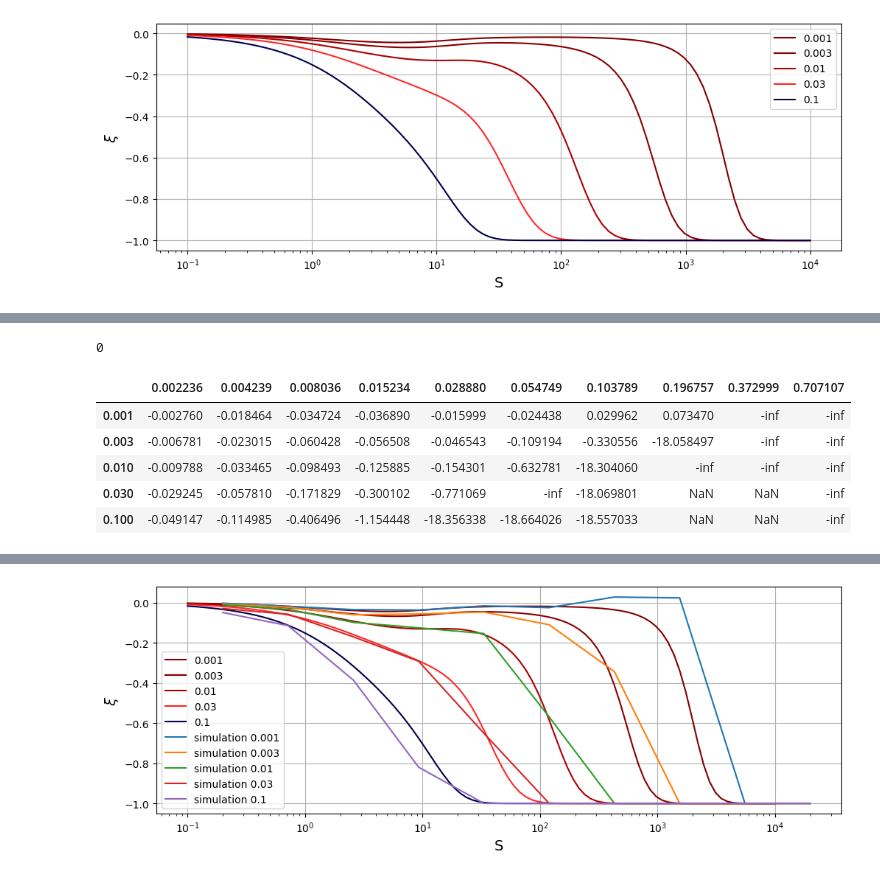
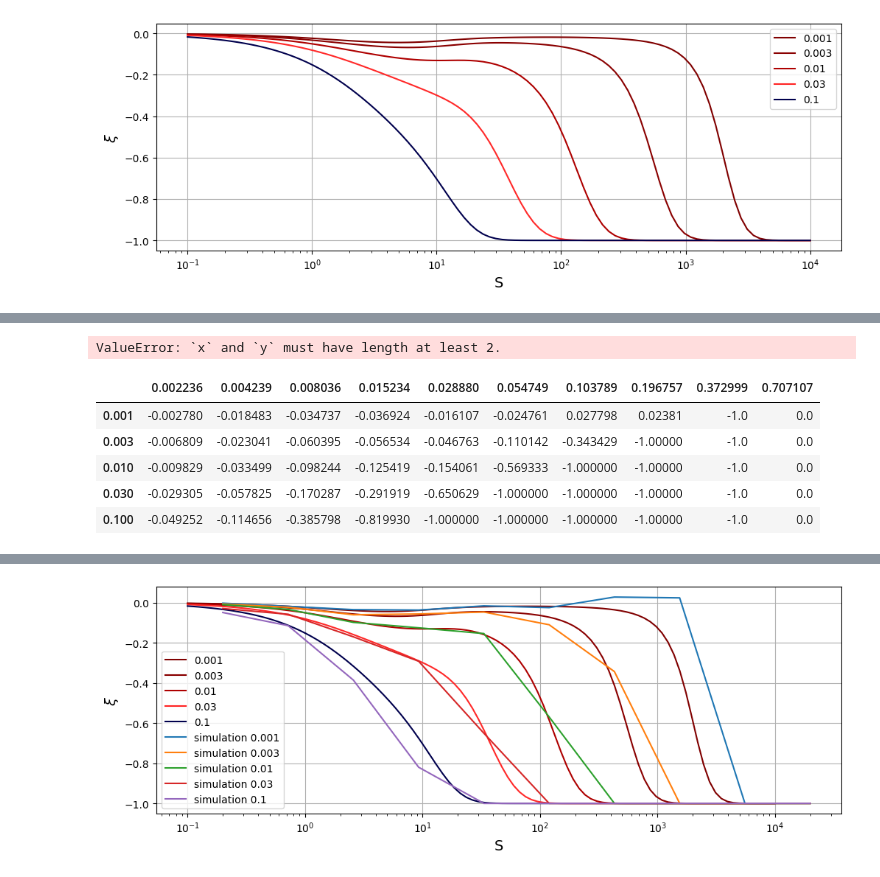
Before and after one commit to emkoch/popspec, a Jupyter notebook: Effect_size.ipynb, the cells around one changed output, grey strips where cells are left out. Drawn from its saved outputs; the diff is of its cells as text; code cells hidden in the pictures.

```diff
--- a/Effect_size.ipynb
+++ b/Effect_size.ipynb
@@ -75,11 +82,7 @@ plt.show()
 from os import listdir
 from os.path import isfile, join
 
-mypath='./sim_outputs/selection/single'
+mypath='./sim_outputs/selection'
 gz_files = [f for f in listdir(mypath) if isfile(join(mypath, f))]
 
-filename = 'betas_old.txt'
-beta_vals = np.loadtxt(filename, delimiter='\t', dtype=float)
-beta_vals = beta_vals.tolist()
-
-# beta_vals = [0.00223607, 0.00423899, 0.00803601, 0.01523415, 0.02887993, 0.05474871, 0.10378908, 0.19675666, 0.37299862, 0.70710678]
+beta_vals = [0.00223607, 0.00423899, 0.00803601, 0.01523415, 0.02887993, 0.05474871, 0.10378908, 0.19675666, 0.37299862, 0.70710678]
@@ -138,7 +167,7 @@ def line_scat(val_vec):
     vs = [d[i] for i in ks]
     return ks, vs
 
-def buildSelectionPlot(beta_vals, sim_df, site_1, site_2, concordant, N=20000, save=False):
+def buildSelectionPlot(beta_vals, sim_df, site_1, site_2, concordant):
     if concordant:
         sim_df = sim_df[((sim_df['beta_1'] > 0) * (sim_df['beta_2'] > 0)) + ((sim_df['beta_1'] < 0) * (sim_df['beta_2'] < 0))]
         label = 'concordant'
@@ -153,23 +182,11 @@ def buildSelectionPlot(beta_vals, sim_df, site_1, site_2, concordant, N=20000, s
     ks_2, vs_2 = line_scat(sim_df["N10"] + sim_df["N11"])
     ks_3, vs_3 = line_scat(sim_df["N11"])
 
-    # Divide by N
-    ks_1 = [x/N for x in ks_1]
-    ks_2 = [x/N for x in ks_2]
-    ks_3 = [x/N for x in ks_3]
 
     plt.plot(np.array(ks_2), np.array(vs_2)/100000, label="site2")
     plt.plot(np.array(ks_1), np.array(vs_1)/100000, label="site1")
     plt.plot(np.array(ks_3), np.array(vs_3)/100000, label="double mutants")
     # plt.plot(x, y, label="hyperbolic expectation")
-
-    # We draw the 1/s drift barrier as well. First, we calculate s
-    barrier_1 = 1/(N*beta_vals[site_1]**2)
-    plt.axvline(x=barrier_1)
-
-    if site_2 != site_1:
-        barrier_2 = 1/(N*beta_vals[site_2]**2)
-        plt.axvline(x=barrier_2)
 
     plt.yscale("log")
     plt.xscale("log")
@@ -178,11 +195,5 @@ def buildSelectionPlot(beta_vals, sim_df, site_1, site_2, concordant, N=20000, s
     plt.xlabel("AF")
     plt.ylabel("frequency")
     plt.title(f"Simulation with beta_1 = {beta_vals[site_1]} and beta_2 = {beta_vals[site_2]}")
-    if save:
-        plt.savefig(f"plots/selection/{site_1}_{site_2}/selection_sim_AFs_{site_1}_{site_2}_{label}.pdf")
-        plt.close()
+    plt.savefig(f"plots/selection/{site_1}_{site_2}/selection_sim_AFs_{site_1}_{site_2}_{label}.pdf")
+    plt.close()
-# %%
-site_1 = 2
-site_2 = 2
-sim_df = buildDF(site_1, gz_files, site_2=site_2)
-buildSelectionPlot(beta_vals, sim_df, site_1, site_2, False, N=20000)
@@ -314,14 +306,13 @@ EmptyDataError: No columns to parse from file
 from scipy.stats import pearsonr
 
 # Step 1
-# beta_vals = [0.00223607, 0.00423899, 0.00803601, 0.01523415, 0.02887993, 0.05474871, 0.10378908, 0.19675666, 0.37299862, 0.70710678]
+beta_vals = [0.00223607, 0.00423899, 0.00803601, 0.01523415, 0.02887993, 0.05474871, 0.10378908, 0.19675666, 0.37299862, 0.70710678]
 MAF_thr_values = [0.1, 0.03, 0.01, 0.003, 0.001][::-1]
 
 corr_df = pd.DataFrame(0.0, index=MAF_thr_values, columns=beta_vals)
 sample_df = pd.DataFrame(0.0, index=MAF_thr_values, columns=beta_vals)
 for site in np.arange(len(beta_vals)):
-    print(site)
-    sim_df = pd.read_csv(f'/n/scratch/users/s/sjg319/dataframes/sim_dfs/sim_{site}_{site}.csv', sep='\t')
+    sim_df = pd.read_csv(f'dataframes/sim_dfs/sim_{site}_{site}.csv', sep='\t')
     sim_df[['N00', 'N01', 'N10', 'N11']] /= 20000
     for i, MAF_thr in enumerate(MAF_thr_values):
         sub_df = sim_df[(sim_df['N11'] + sim_df['N10']) > MAF_thr]
@@ -332,7 +323,7 @@ for site in np.arange(len(beta_vals)):
         corr_df.iloc[i, site] = r[0]
         sample_df.iloc[i, site] = len(sub_df)
 # %% [output]
-0
+ValueError: `x` and `y` must have length at least 2.
 # %%
 # Change the corr_df axis so it's based on selection instead of beta
 # new_cols = [40000 * x**2 for x in beta_vals]
@@ -344,11 +335,15 @@ for site in np.arange(len(beta_vals)):
 z = 1.96
 z_df = 0.5*np.log((1 + corr_df)/(1-corr_df))
 top_df = z_df + z/(np.sqrt(sample_df * (sample_df-3)))
+top_df = np.tanh(top_df)
 bottom_df = z_df - z/(np.sqrt(sample_df * (sample_df-3)))
+bottom_df = np.tanh(bottom_df)
-# %% [output]
-|  | 0.002236 | 0.004239 | 0.008036 | 0.015234 | 0.028880 | 0.054749 | 0.103789 | 0.196757 | 0.372999 | 0.707107 |
-| 0.001 | -0.002760 | -0.018464 | -0.034724 | -0.036890 | -0.015999 | -0.024438 | 0.029962 | 0.073470 | -inf | -inf |
-| 0.003 | -0.006781 | -0.023015 | -0.060428 | -0.056508 | -0.046543 | -0.109194 | -0.330556 | -18.058497 | -inf | -inf |
-| 0.010 | -0.009788 | -0.033465 | -0.098493 | -0.125885 | -0.154301 | -0.632781 | -18.304060 | -inf | -inf | -inf |
-| 0.030 | -0.029245 | -0.057810 | -0.171829 | -0.300102 | -0.771069 | -inf | -18.069801 | NaN | NaN | -inf |
-| 0.100 | -0.049147 | -0.114985 | -0.406496 | -1.154448 | -18.356338 | -18.664026 | -18.557033 | NaN | NaN | -inf |
+# %%
+corr_df
+# %% [output]
+|  | 0.002236 | 0.004239 | 0.008036 | 0.015234 | 0.028880 | 0.054749 | 0.103789 | 0.196757 | 0.372999 | 0.707107 |
+| 0.001 | -0.002780 | -0.018483 | -0.034737 | -0.036924 | -0.016107 | -0.024761 | 0.027798 | 0.02381 | -1.0 | 0.0 |
+| 0.003 | -0.006809 | -0.023041 | -0.060395 | -0.056534 | -0.046763 | -0.110142 | -0.343429 | -1.00000 | -1.0 | 0.0 |
+| 0.010 | -0.009829 | -0.033499 | -0.098244 | -0.125419 | -0.154061 | -0.569333 | -1.000000 | -1.00000 | -1.0 | 0.0 |
+| 0.030 | -0.029305 | -0.057825 | -0.170287 | -0.291919 | -0.650629 | -1.000000 | -1.000000 | -1.00000 | -1.0 | 0.0 |
+| 0.100 | -0.049252 | -0.114656 | -0.385798 | -0.819930 | -1.000000 | -1.000000 | -1.000000 | -1.00000 | -1.0 | 0.0 |
```
Also changed, not shown: parts of 9 cells of this notebook, 3 other files.
